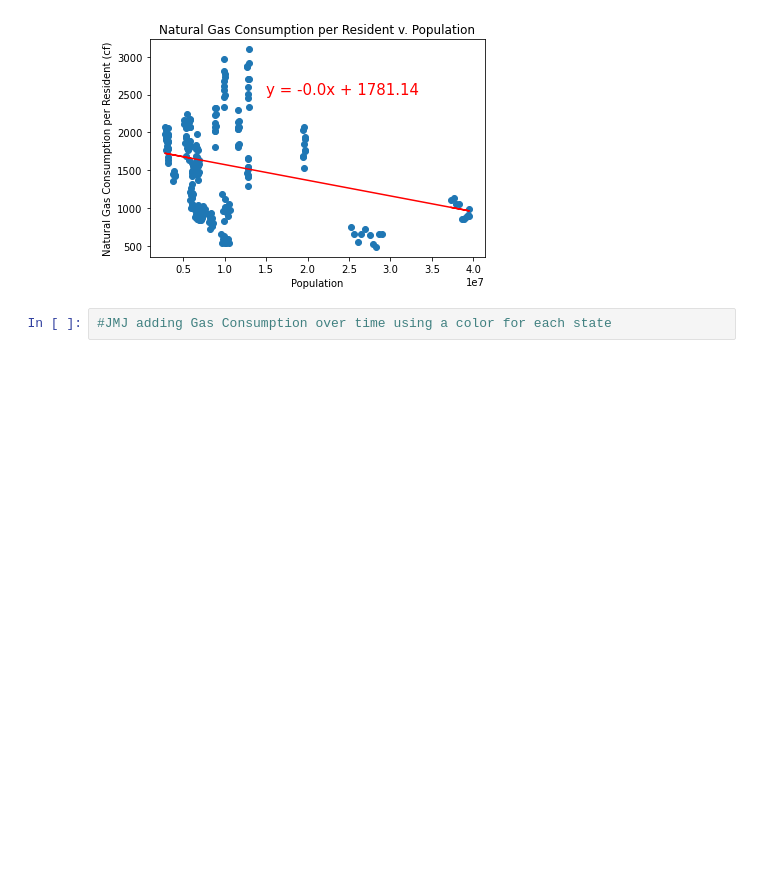
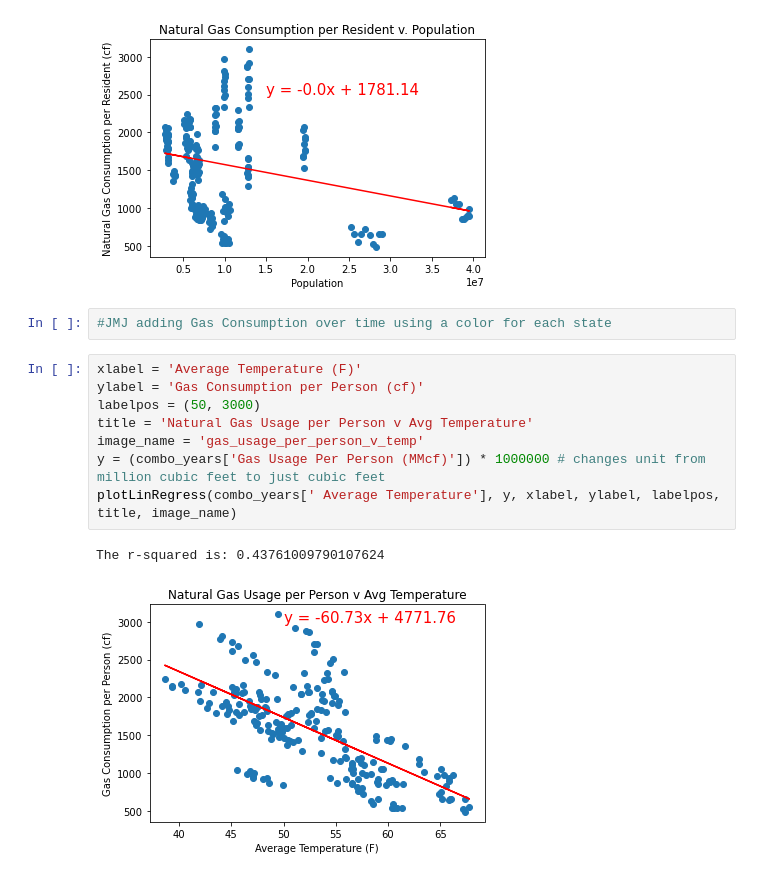
Before and after one commit to kcwf3d/databootcamp_Project_1, a Jupyter notebook: ma_pr1_data_clean2.ipynb, the cells around one changed output. Drawn from its saved outputs; the diff is of its cells as text; blank space fills up the shorter version.

```diff
--- a/ma_pr1_data_clean2.ipynb
+++ b/ma_pr1_data_clean2.ipynb
@@ -446,3 +451,14 @@ The r-squared is: 0.08072897389874313
 [figure]
 # %%
 #JMJ adding Gas Consumption over time using a color for each state
+# %%
+xlabel = 'Average Temperature (F)'
+ylabel = 'Gas Consumption per Person (cf)'
+labelpos = (50, 3000)
+title = 'Natural Gas Usage per Person v Avg Temperature'
+image_name = 'gas_usage_per_person_v_temp'
+y = (combo_years['Gas Usage Per Person (MMcf)']) * 1000000 # changes unit from million cubic feet to just cubic feet
+plotLinRegress(combo_years[' Average Temperature'], y, xlabel, ylabel, labelpos, title, image_name)
+# %% [output]
+The r-squared is: 0.43761009790107624
+[figure, added]
```
Also changed, not shown: parts of 6 cells of this notebook, 4 other files.
